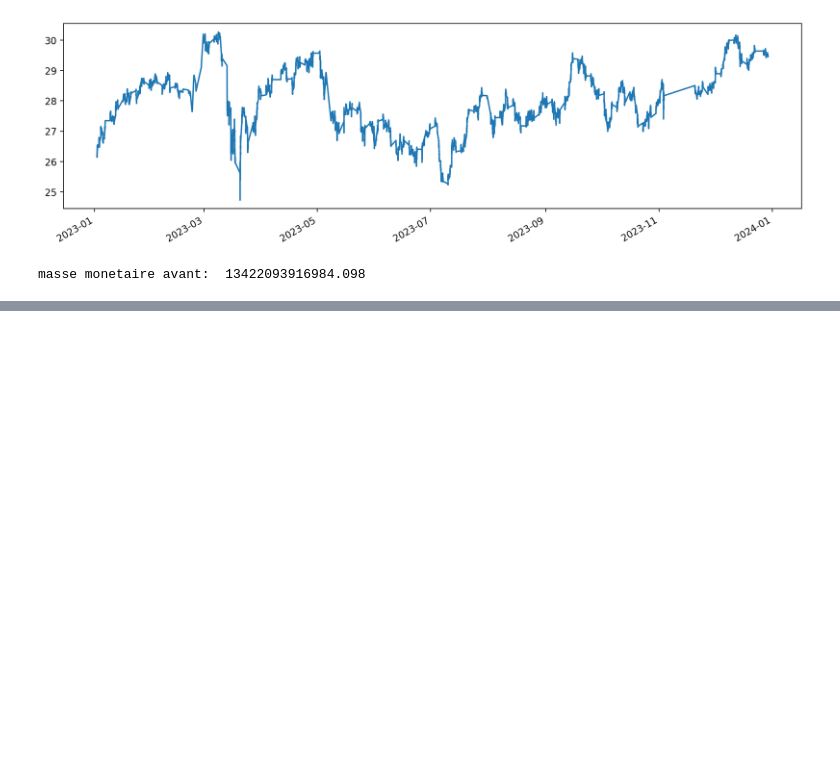
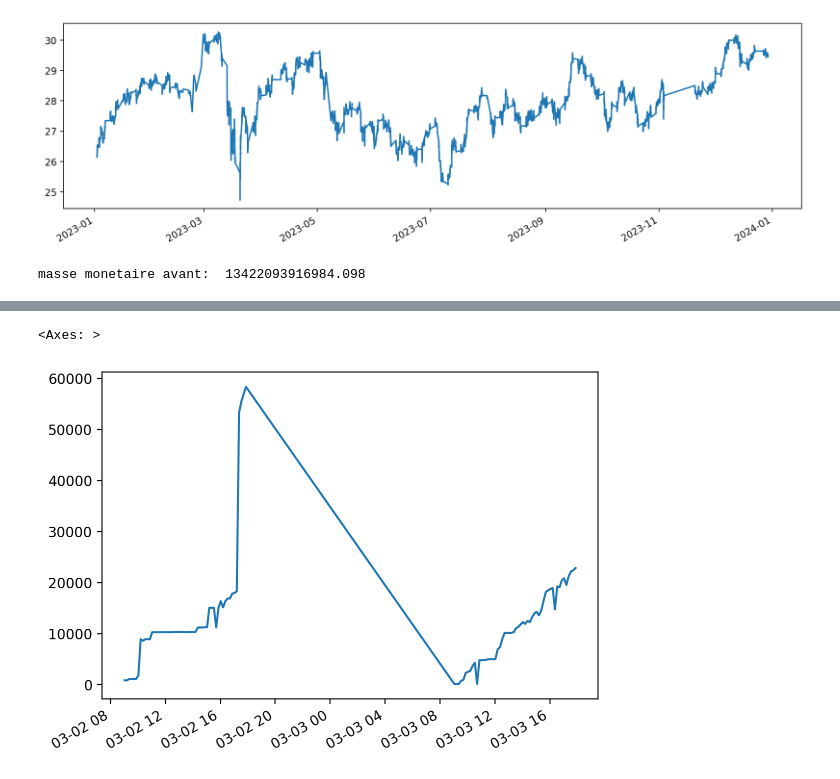
Before and after one commit to sankBalde/BigData, a Jupyter notebook: Notebooks/filter_data.ipynb, the cells around one changed output, grey strips where cells are left out. Cells and saved outputs as stored; diff of their text form; code cells hidden in the pictures; blank space fills up the shorter version.

```diff
--- a/Notebooks/filter_data.ipynb
+++ b/Notebooks/filter_data.ipynb
@@ -252,0 +314,5 @@ masse monetaire avant:  13422093916984.098
+# %%
+abivax.loc["2023-03-02": "2023-03-03", "volume"].plot()
+# %% [output]
+<Axes: >
+[figure, added]
```
Also changed, not shown: parts of 18 cells of this notebook.
